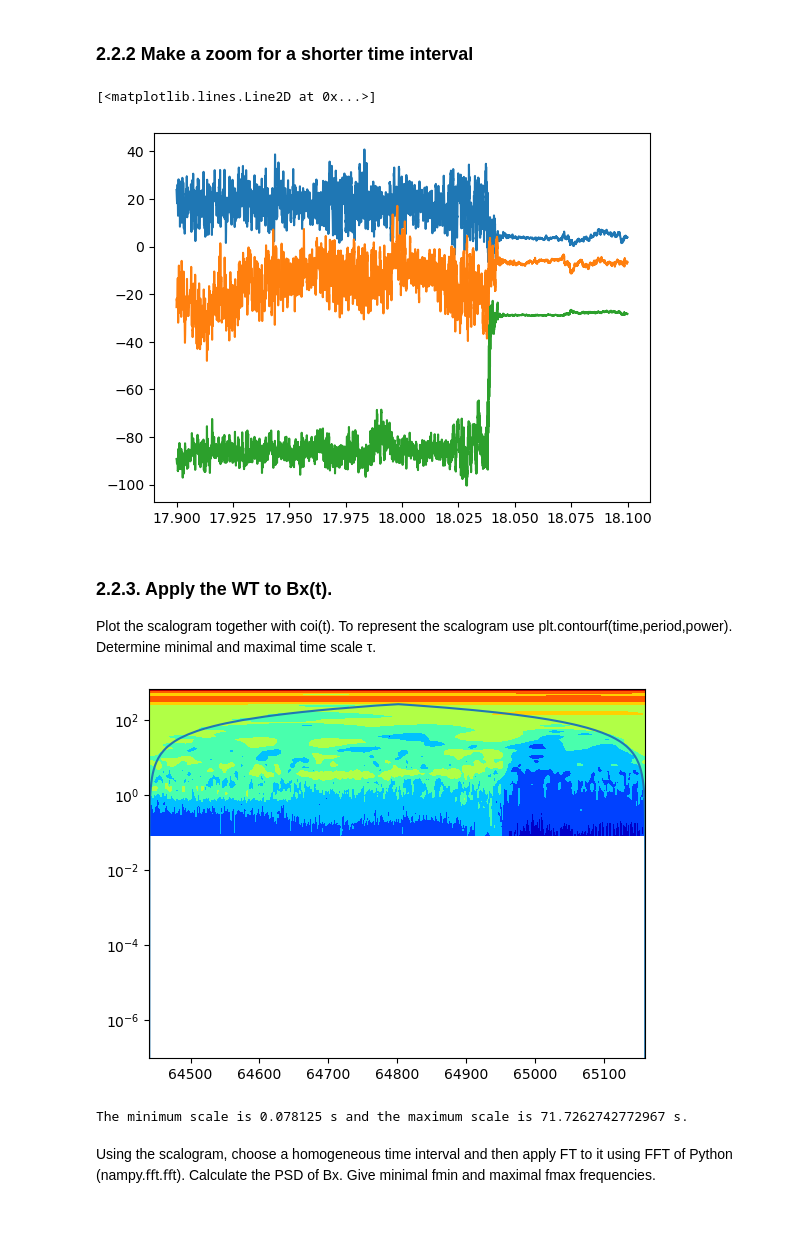
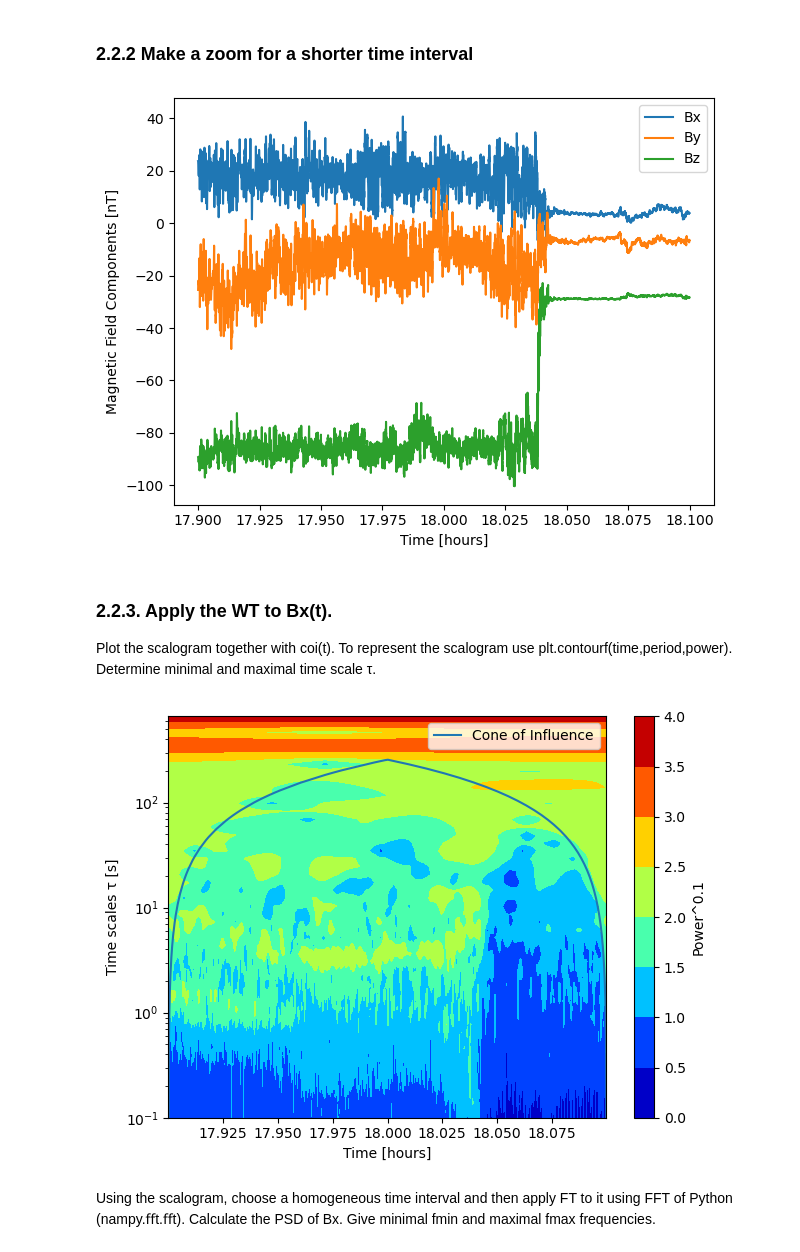
Before and after one commit to notanobis/Wavelet-Analysis, a Jupyter notebook: Code/plasma.ipynb, the cells around one changed output. Cells and saved outputs as stored; diff of their text form; code cells hidden in the pictures; blank space fills up the shorter version.

```diff
--- a/Code/plasma.ipynb
+++ b/Code/plasma.ipynb
@@ -157,11 +153,3 @@ import matplotlib.pyplot as plt
 # %% [markdown]
 ## 2.2 In-situ data analysis
 ### 2.2.1 Read the data
-# %%
-data=readsav("mix_c1_20010331.sav")
-data.keys()
-t = data['t_sc']/3600
-
-plt.plot(t,data['bx'])
-plt.plot(t,data['by'])
-plt.plot(t,data['bz'])
@@ -171,42 +185,61 @@ plt.plot(t,data['bz'])
 # %% [markdown]
 ### 2.2.2 Make a zoom for a shorter time interval
 # %%
-x = np.where(np.logical_and(t >= 17.9 , t <= 18.1))
-time = data['t_sc'][x[0][0]:x[0][-2]]
-bx = data['bx'][x[0][0]:x[0][-2]]
-by = data['by'][x[0][0]:x[0][-2]]
-bz = data['bz'][x[0][0]:x[0][-2]]
+# Filter the time range
+idx = np.where(np.logical_and(t >= 17.9, t <= 18.1))
 
-plt.plot(time/3600,bx)
-plt.plot(time/3600,by)
-plt.plot(time/3600,bz)
+# Extract the relevant data within the specified time range
+t_sec = data['t_sc'][idx[0][0]:idx[0][-2]]
+t_hours = t_sec/3600
+bx = data['bx'][idx[0][0]:idx[0][-2]]
+by = data['by'][idx[0][0]:idx[0][-2]]
+bz = data['bz'][idx[0][0]:idx[0][-2]]
+
+# Plot bx, by, and bz against time
+B = {'Bx': bx, 'By': by, 'Bz': bz}
+for label, component in B.items():
+    plt.plot(t_hours, component, label=label)
+
+# Add labels and legend
+plt.xlabel('Time [hours]')
+plt.ylabel('Magnetic Field Components [nT]')
+plt.legend()
+plt.tight_layout()  # Adjust layout to remove white space
+plt.show()
 # %% [output]
-[<matplotlib.lines.Line2D at 0x...>]
-[figure, old version]
+[figure, new version]
 # %% [markdown]
 ### 2.2.3. Apply the WT to Bx(t).
 Plot the scalogram together with coi(t). To represent the
 scalogram use plt.contourf(time,period,power).
 Determine minimal and maximal time scale τ.
 # %%
-dt = time[1]-time[0]
-wave , period , scale , coi = wavelet(bx,dt)
+dt = t_sec[1] - t_sec[0]
+wave, period, scale, coi = wavelet(bx, dt)
 
+# Calculate power
 power = np.abs(wave)**2
-plt.Figure()
-plt.contourf(time, period, power**0.1,cmap = 'jet')
+
+# Create the plot
+plt.figure()
+contour = plt.contourf(t_hours, period, power**0.1, cmap='jet')
 plt.yscale('log')
-plt.plot(time,coi)
+plt.plot(t_hours, coi, label='Cone of Influence')
+
+# Set the lower limit of the y-axis to a small positive value
+plt.ylim(bottom=1e-1)
+
+# Add labels and legend
+plt.xlabel('Time [hours]')
+plt.ylabel('Time scales τ [s]')
+plt.legend()
+plt.colorbar(contour, label='Power^0.1')
+
+# Adjust layout to remove white space and show the plot
+plt.tight_layout()
 plt.show()
 # %% [output]
-[figure, old version]
+[figure, new version]
-# %%
-T_min = 2*dt
-dm = 1/8
-T_max = 1/dm * np.log2(N/2)
-print(f"The minimum scale is {T_min} s and the maximum scale is {T_max} s.")
-# %% [output]
-The minimum scale is 0.078125 s and the maximum scale is 71.7262742772967 s.
 # %% [markdown]
 Using the scalogram, choose a homogeneous time interval and then apply FT to it
 using FFT of Python (nampy.ﬀt.ﬀt). Calculate the PSD of Bx. Give minimal fmin and
```
Also changed, not shown: parts of 8 cells of this notebook.
